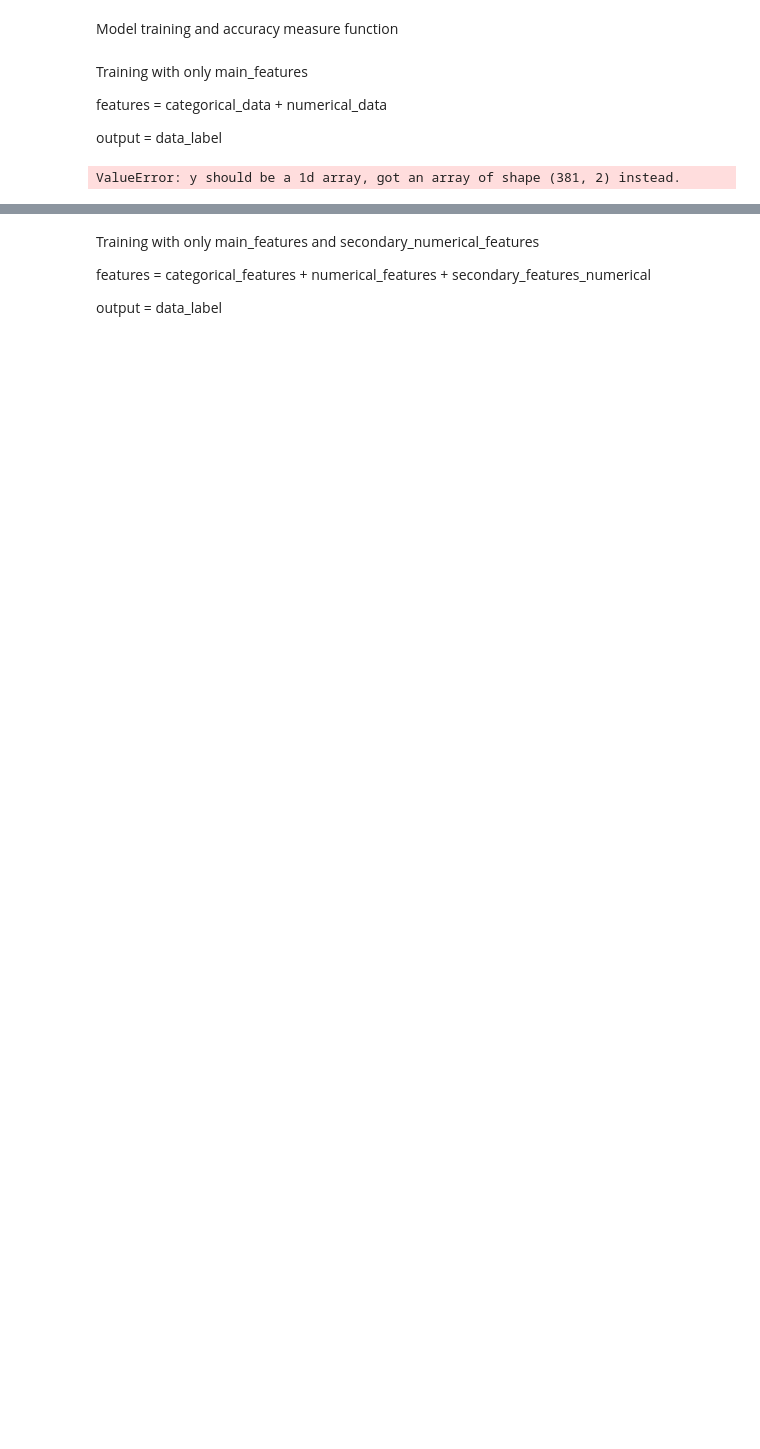
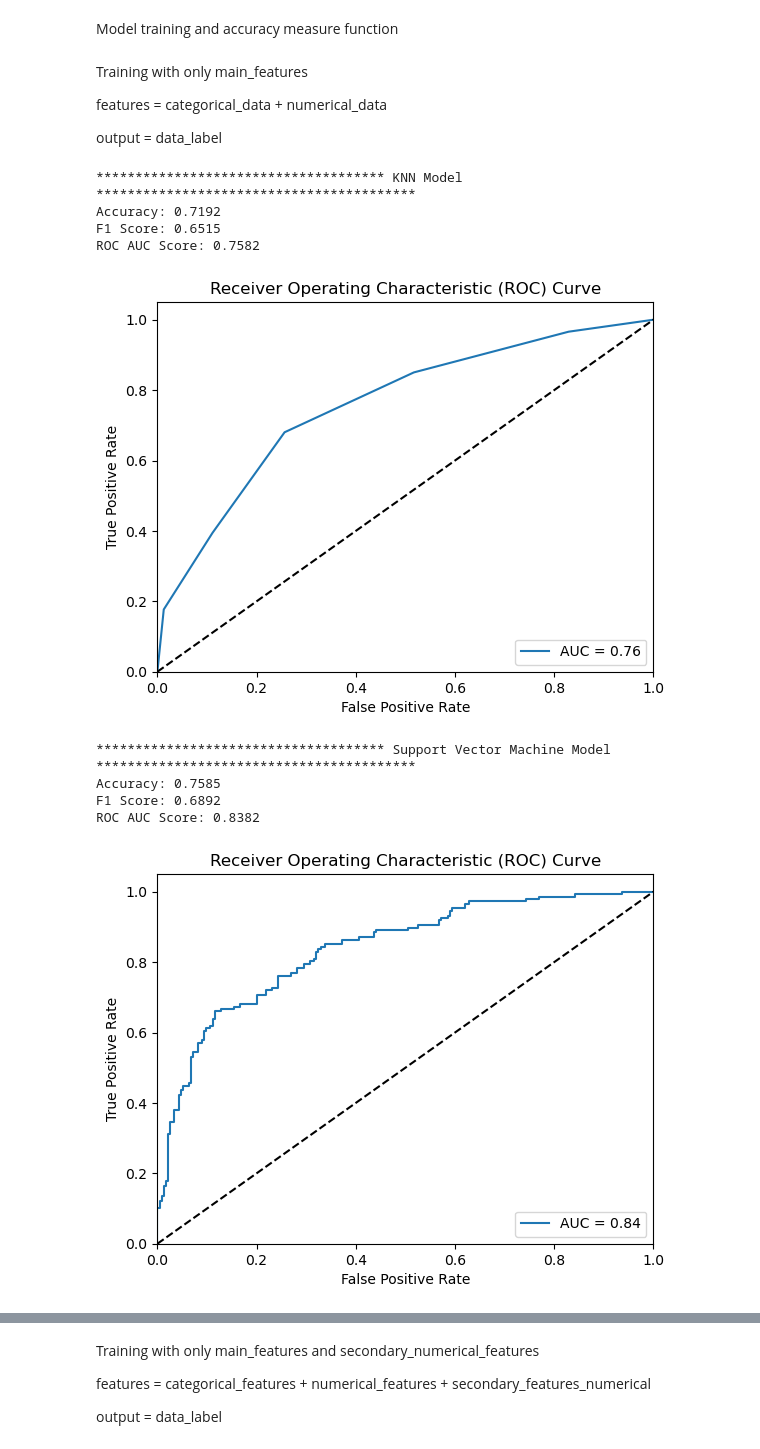
Before and after one commit to kazimahathir73/Breast-Cancer-Survival-Analysis-and-Prediction, a Jupyter notebook: Breast Cancer Survival Analysis.ipynb, the cells around one changed output, grey strips where cells are left out. Cells and saved outputs as stored; diff of their text form; code cells hidden in the pictures; blank space fills up the shorter version.

Commit message:
update model

```diff
--- a/Breast Cancer Survival Analysis.ipynb
+++ b/Breast Cancer Survival Analysis.ipynb
@@ -15,7 +15,7 @@ from sklearn.svm import SVC
 from sklearn.linear_model import LogisticRegression
 from sklearn.ensemble import RandomForestClassifier
 # %%
-data_raw = pd.read_csv("F:\Breast Cancer Survival Predicion\METABRIC_RNA_Data.csv")
+data_raw = pd.read_csv("F:\Breast-Cancer-Survival-Analysis-and-Prediction\METABRIC_RNA_Data.csv")
 data = data_raw.copy()
 row, col = data.shape
 data.head()
@@ -317,7 +347,6 @@ third_categorical_data = pd.get_dummies(third_data, columns=third_data.columns)
 # %% [markdown]
 Model training and accuracy measure function
 # %%
-
 def train_and_evaluate_model(features, labels, model, model_name):
     # Step 1: Split the data into training and testing sets
     features_train, features_test, labels_train, labels_test = train_test_split(features, labels, test_size=0.2, random_state=42)
@@ -325,22 +354,24 @@ def train_and_evaluate_model(features, labels, model, model_name):
     # Step 2: Train the model
     model.fit(features_train, labels_train)
 
-    # Step 3: Predict on the test set and calculate scores
+    # Step 3: Predict on the test set
     labels_pred = model.predict(features_test)
-    labels_test = labels_test.ravel()
-    labels_pred = labels_pred.ravel()
-    labels_bin = label_binarize(labels_test, classes=np.unique(labels))
-    f1 = f1_score(labels_test, labels_pred, average='weighted')
-    roc_auc = roc_auc_score(labels_bin, model.predict_proba(features_test), average='weighted', multi_class='ovr')
 
-    print(f"***********************{model_name}**********************")
+    # Calculate F1, accuracy and roc_auc Score
+    f1 = f1_score(labels_test, labels_pred)
+    accuracy = accuracy_score(labels_test, labels_pred)
+    roc_auc = roc_auc_score(labels_test, model.predict_proba(features_test)[:, 1])
+
+
+    # Print F1 Score and ROC AUC Score
+    print(f"************************************* {model_name} *****************************************")
+    print(f"Accuracy: {accuracy:.4f}")
     print(f"F1 Score: {f1:.4f}")
     print(f"ROC AUC Score: {roc_auc:.4f}")
 
-    fpr, tpr, _ = roc_curve(labels_bin[:, 1], model.predict_proba(features_test)[:, 1])
-    roc_auc = roc_auc_score(labels_bin[:, 1], model.predict_proba(features_test)[:, 1])
+    fpr, tpr, _ = roc_curve(labels_test, model.predict_proba(features_test)[:, 1])
+
     plt.plot(fpr, tpr, label=f'AUC = {roc_auc:.2f}')
-
     plt.plot([0, 1], [0, 1], 'k--')
     plt.xlim([0.0, 1.0])
     plt.ylim([0.0, 1.05])
@@ -350,7 +381,7 @@ def train_and_evaluate_model(features, labels, model, model_name):
     plt.legend(loc='lower right')
     plt.show()
 
-
+# Rest of your code for model initialization
 knn_model = KNeighborsClassifier()             # K-Nearest Neighbors (KNN)
 svm_model = SVC(probability=True)                  # Support Vector Machine (SVM)
 logreg_model = LogisticRegression(max_iter=1000)     # Logistic Regression
@@ -364,8 +395,17 @@ output = data_label
 # %%
 first_features = categorical_data.join(numerical_data)
 train_and_evaluate_model(first_features, data_label, knn_model, 'KNN Model')
 train_and_evaluate_model(first_features, data_label, svm_model, 'Support Vector Machine Model')
-train_and_evaluate_model(first_features, data_label, logref_model, 'Logistic Regression')
+train_and_evaluate_model(first_features, data_label, logreg_model, 'Logistic Regression')
 train_and_evaluate_model(first_features, data_label, rf_model, 'Random Forest Classifer')
 # %% [output]
-ValueError: y should be a 1d array, got an array of shape (381, 2) instead.
+************************************* KNN Model *****************************************
+Accuracy: 0.7192
+F1 Score: 0.6515
+ROC AUC Score: 0.7582
+[figure, added]
+************************************* Support Vector Machine Model *****************************************
+Accuracy: 0.7585
+F1 Score: 0.6892
+ROC AUC Score: 0.8382
+[figure, added]
```
Also changed, not shown: parts of 6 cells of this notebook.
